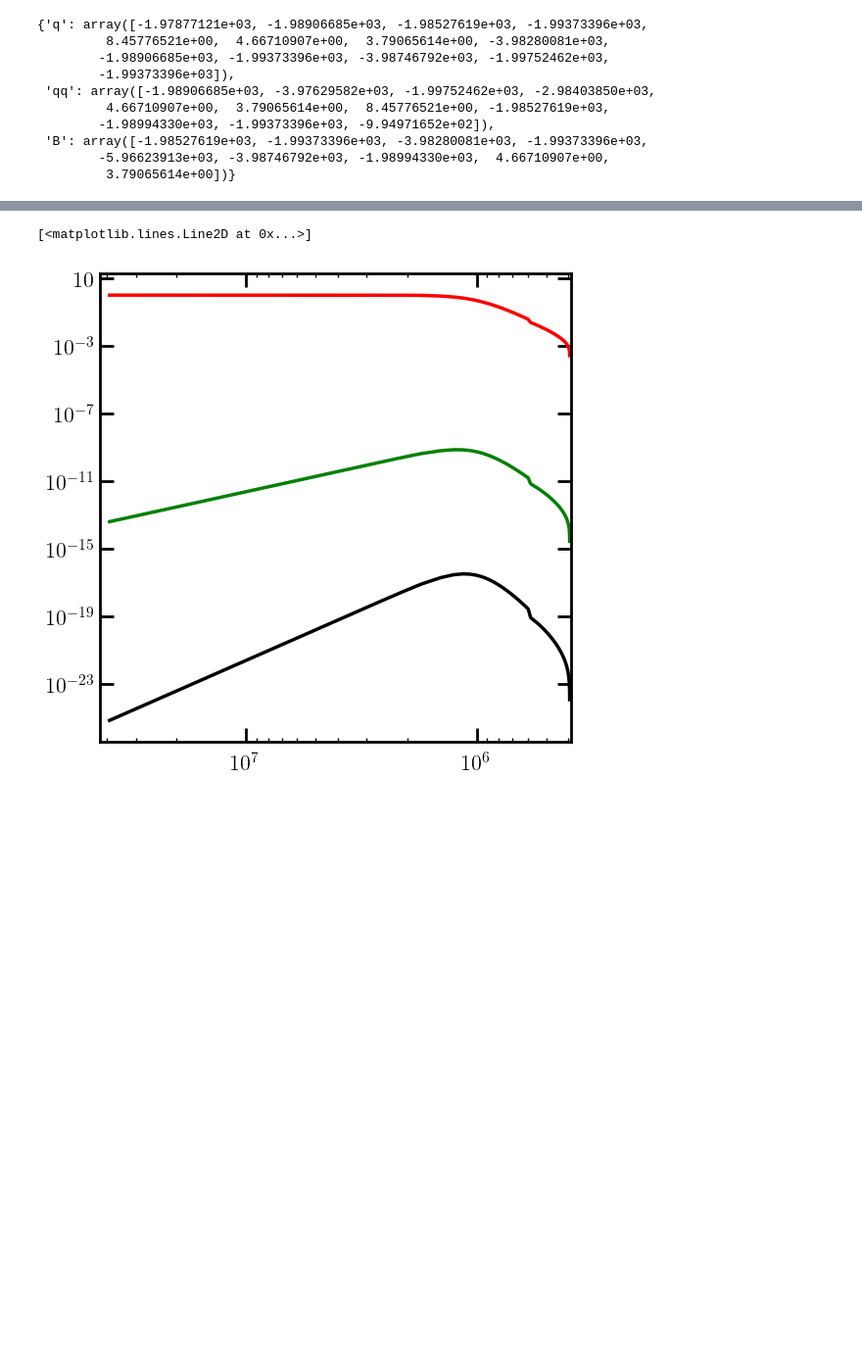
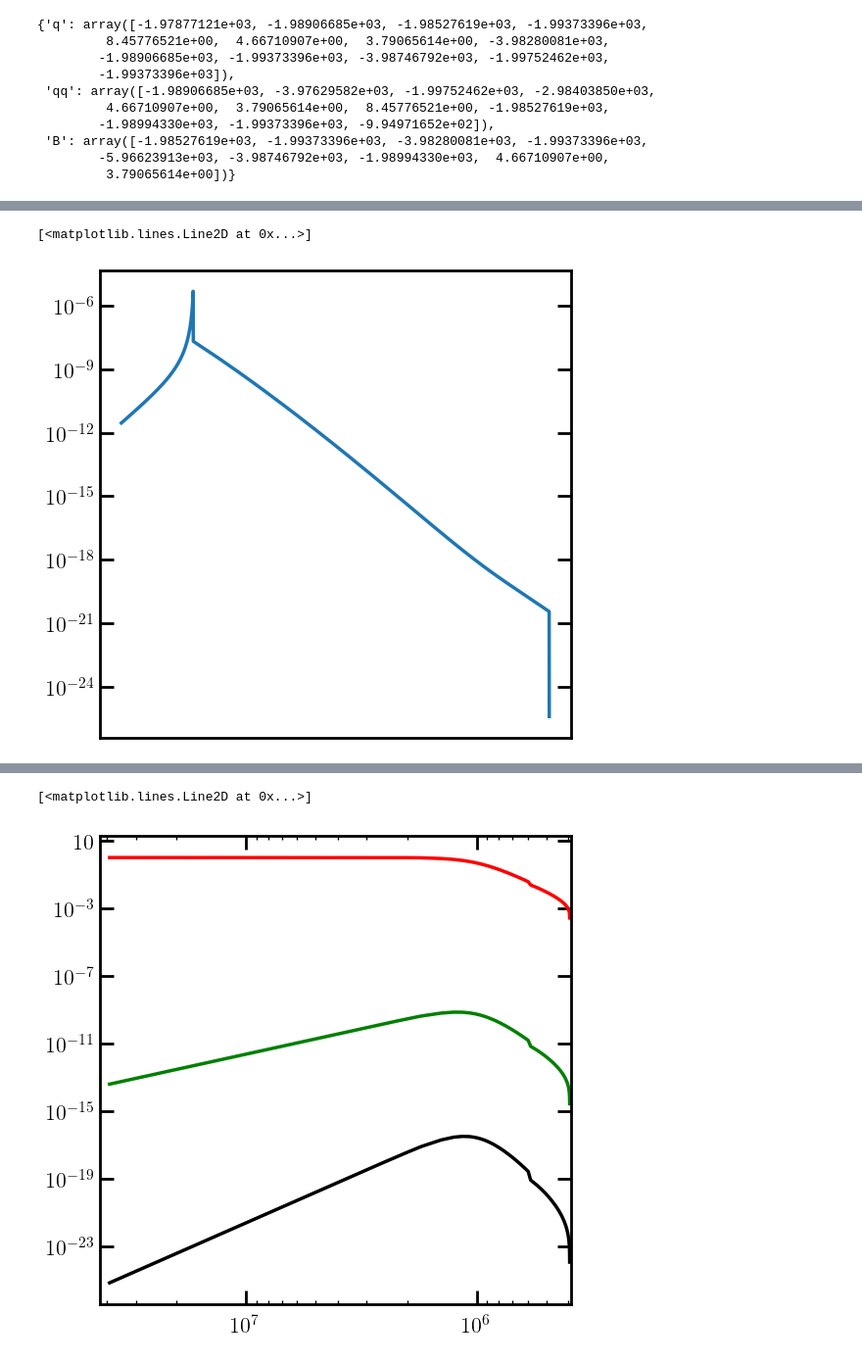
Before and after one commit to LBJ-Wade/ConfiningPT_Bubbles, a Jupyter notebook: bubbleFinal.ipynb, the cells around one changed output, grey strips where cells are left out. Shown at 98% size. Cells and saved outputs as stored; diff of their text form; code cells hidden in the pictures; blank space fills up the shorter version.

```diff
--- a/bubbleFinal.ipynb
+++ b/bubbleFinal.ipynb
@@ -897,0 +974,2 @@ ValueError: The values in t must be monotonically increasing or monotonically de
+# %%
+v_b = np.sqrt(LambdaD/mq)
@@ -897,0 +980,8 @@ ValueError: The values in t must be monotonically increasing or monotonically de
+# %%
+y_vec = np.log(Rs[:])
+plt.figure()
+plt.loglog()
+plt.plot(y_vec, v_b/vs[:]*dumbNs[:,2]/Nq_init*9)
+# %% [output]
+[<matplotlib.lines.Line2D at 0x...>]
+[figure, added]
```
Also changed, not shown: parts of 30 cells of this notebook.
